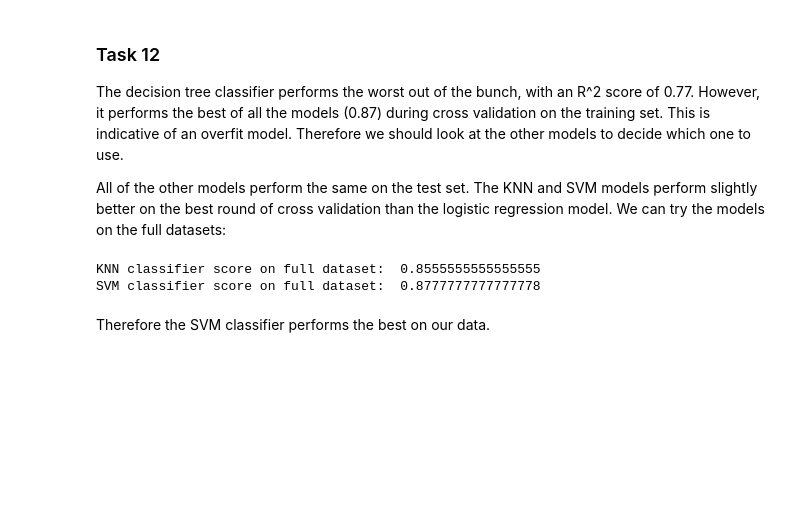
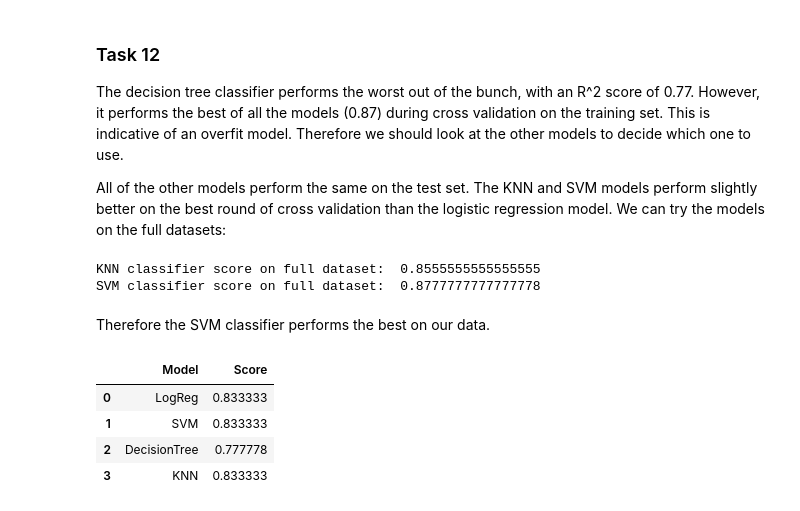
Before and after one commit to achi113s/SpaceY, a Jupyter notebook: 8_Predictive_Modeling.ipynb, the cells around one changed output. Saved outputs shown, nothing was run; the diff lists cells and outputs as text; code cells hidden in the pictures; blank space fills up the shorter version.

```diff
--- a/8_Predictive_Modeling.ipynb
+++ b/8_Predictive_Modeling.ipynb
@@ -290,0 +299,8 @@ Therefore the SVM classifier performs the best on our data.
+# %%
+scores_df
+# %% [output]
+|  | Model | Score |
+| 0 | LogReg | 0.833333 |
+| 1 | SVM | 0.833333 |
+| 2 | DecisionTree | 0.777778 |
+| 3 | KNN | 0.833333 |
```
Also changed, not shown: parts of 6 cells of this notebook, 2 other files.
